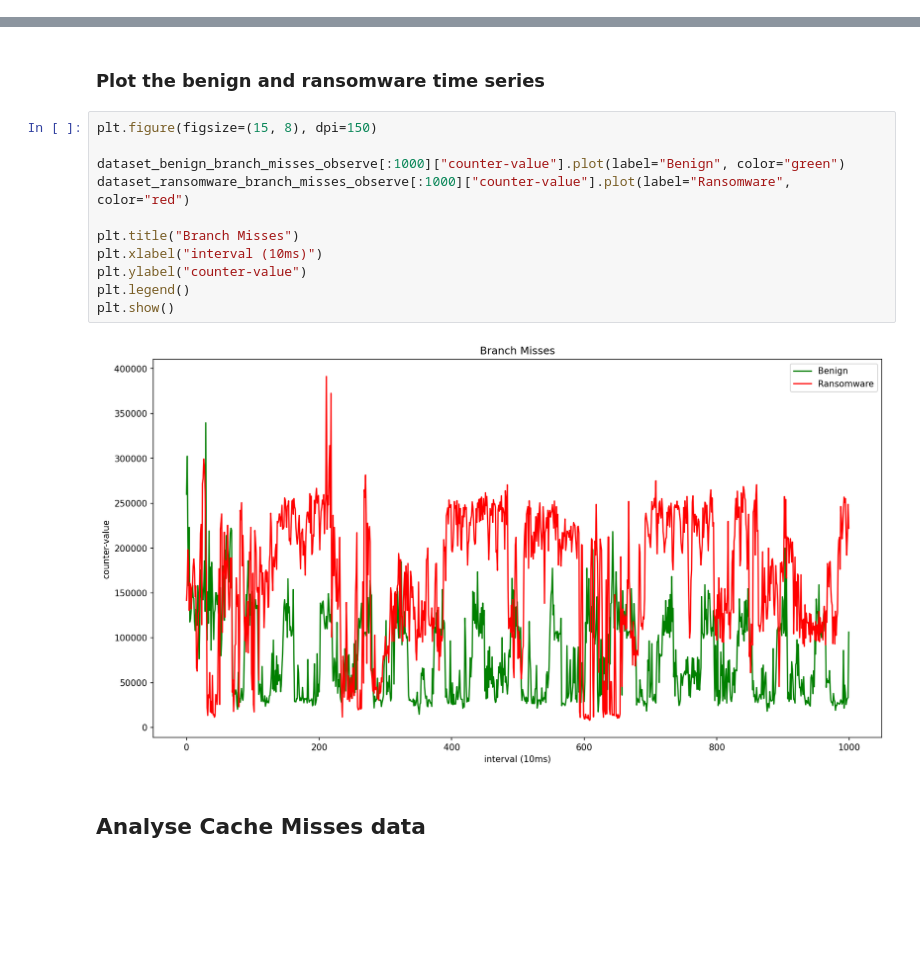
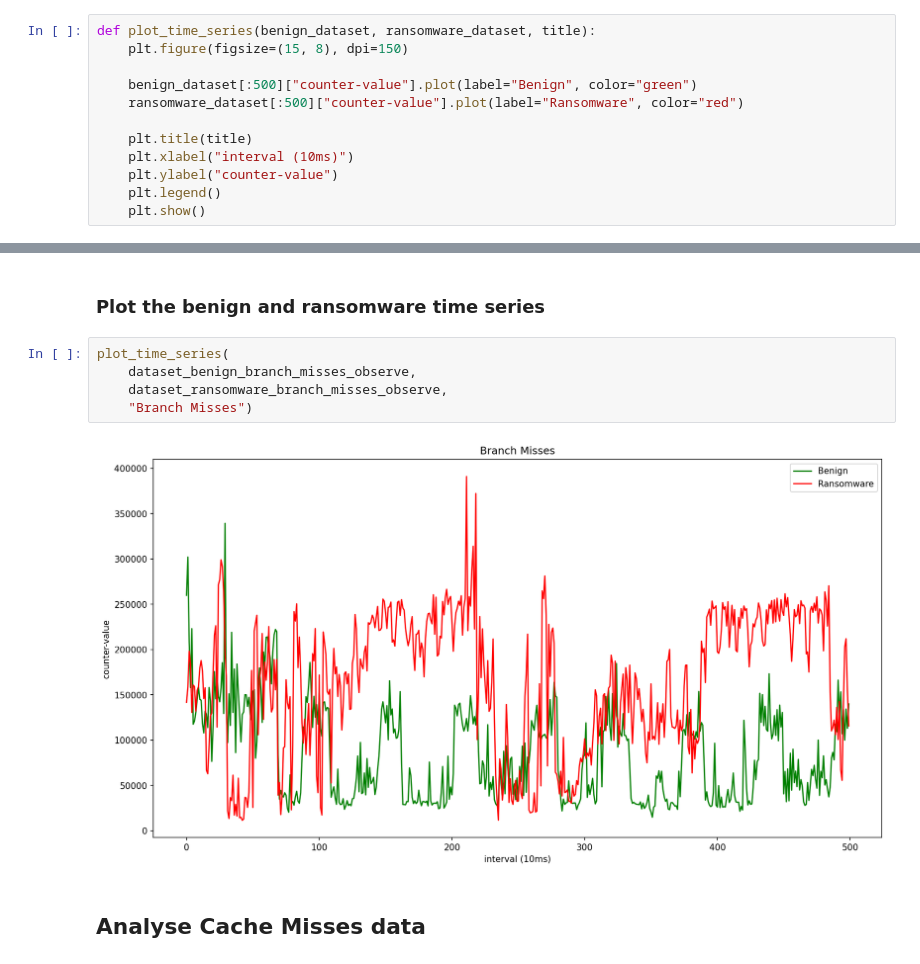
Before and after one commit to olihofmann/cas-aml, a Jupyter notebook: crypto-ransomware-detection/data-exploration.ipynb, the cells around one changed output, grey strips where cells are left out. Cells and saved outputs as stored; diff of their text form; blank space fills up the shorter version.

Commit message:
Optimze plot

```diff
--- a/crypto-ransomware-detection/data-exploration.ipynb
+++ b/crypto-ransomware-detection/data-exploration.ipynb
@@ -3,6 +3,18 @@ import pandas as pd
 import matplotlib.pyplot as plt
 # %%
 DATASET_COLUMNS = ["time-interval", "counter-value", "event", "runtime", "percentage"]
+# %%
+def plot_time_series(benign_dataset, ransomware_dataset, title):
+    plt.figure(figsize=(15, 8), dpi=150)
+
+    benign_dataset[:500]["counter-value"].plot(label="Benign", color="green")
+    ransomware_dataset[:500]["counter-value"].plot(label="Ransomware", color="red")
+
+    plt.title(title)
+    plt.xlabel("interval (10ms)")
+    plt.ylabel("counter-value")
+    plt.legend()
+    plt.show()
 # %% [markdown]
 ## Analyse Branch Instructions data
 # %% [markdown]
@@ -176,19 +182,13 @@ dataset_ransomware_branch_misses_observe = dataset_ransomware_branch_misses_obse
 dataset_ransomware_branch_misses_observe["interval"] = dataset_ransomware_branch_misses_observe.index + 1
 # %% [markdown]
 ### Plot the benign and ransomware time series
-# %%
-plt.figure(figsize=(15, 8), dpi=150)
-
-dataset_benign_branch_misses_observe[:1000]["counter-value"].plot(label="Benign", color="green")
-dataset_ransomware_branch_misses_observe[:1000]["counter-value"].plot(label="Ransomware", color="red")
-
-plt.title("Branch Misses")
-plt.xlabel("interval (10ms)")
-plt.ylabel("counter-value")
-plt.legend()
-plt.show()
-# %% [output]
-[figure, removed]
+# %%
+plot_time_series(
+    dataset_benign_branch_misses_observe,
+    dataset_ransomware_branch_misses_observe,
+    "Branch Misses")
+# %% [output]
+[figure, added]
 # %% [markdown]
 ## Analyse Cache Misses data
 # %% [markdown]
```
Also changed, not shown: parts of 6 cells of this notebook.
